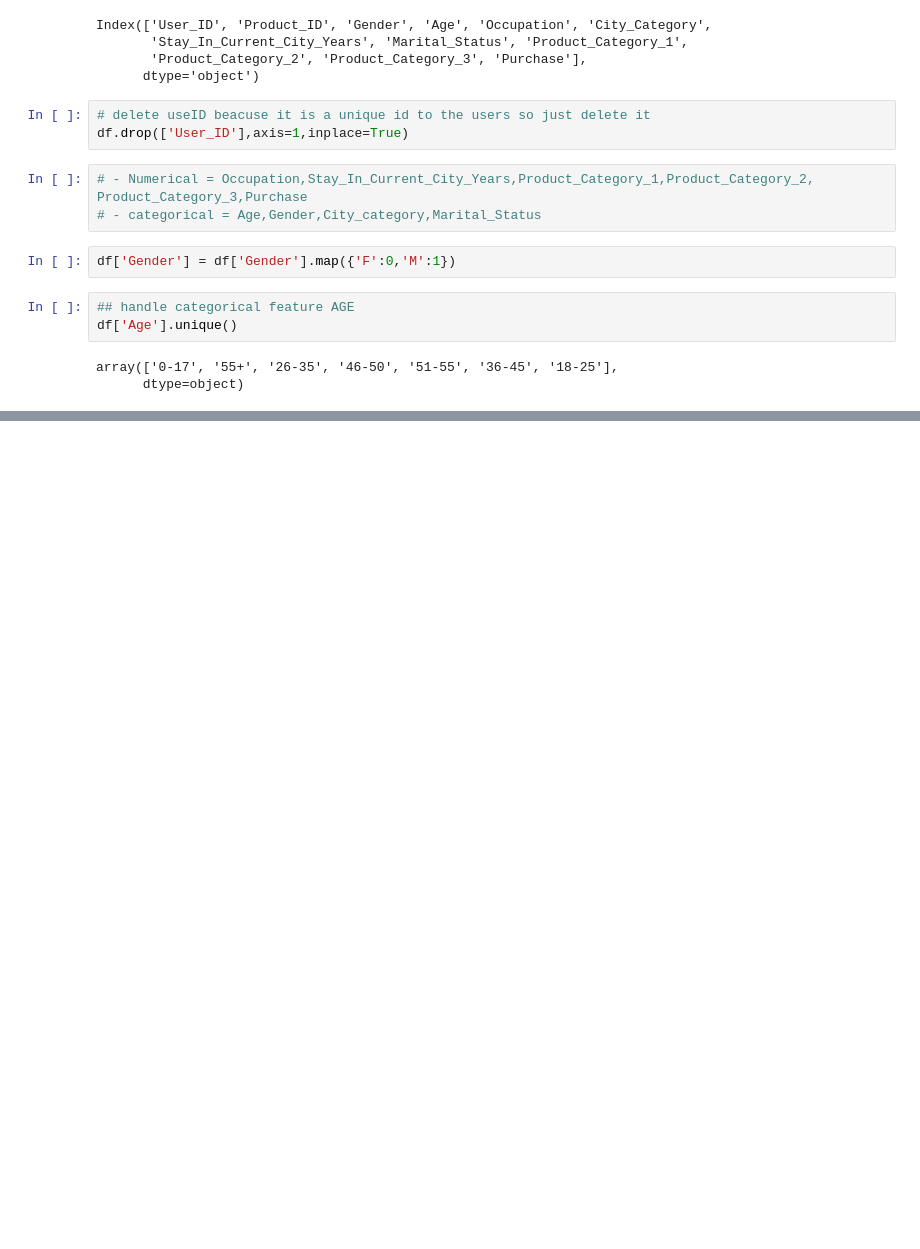
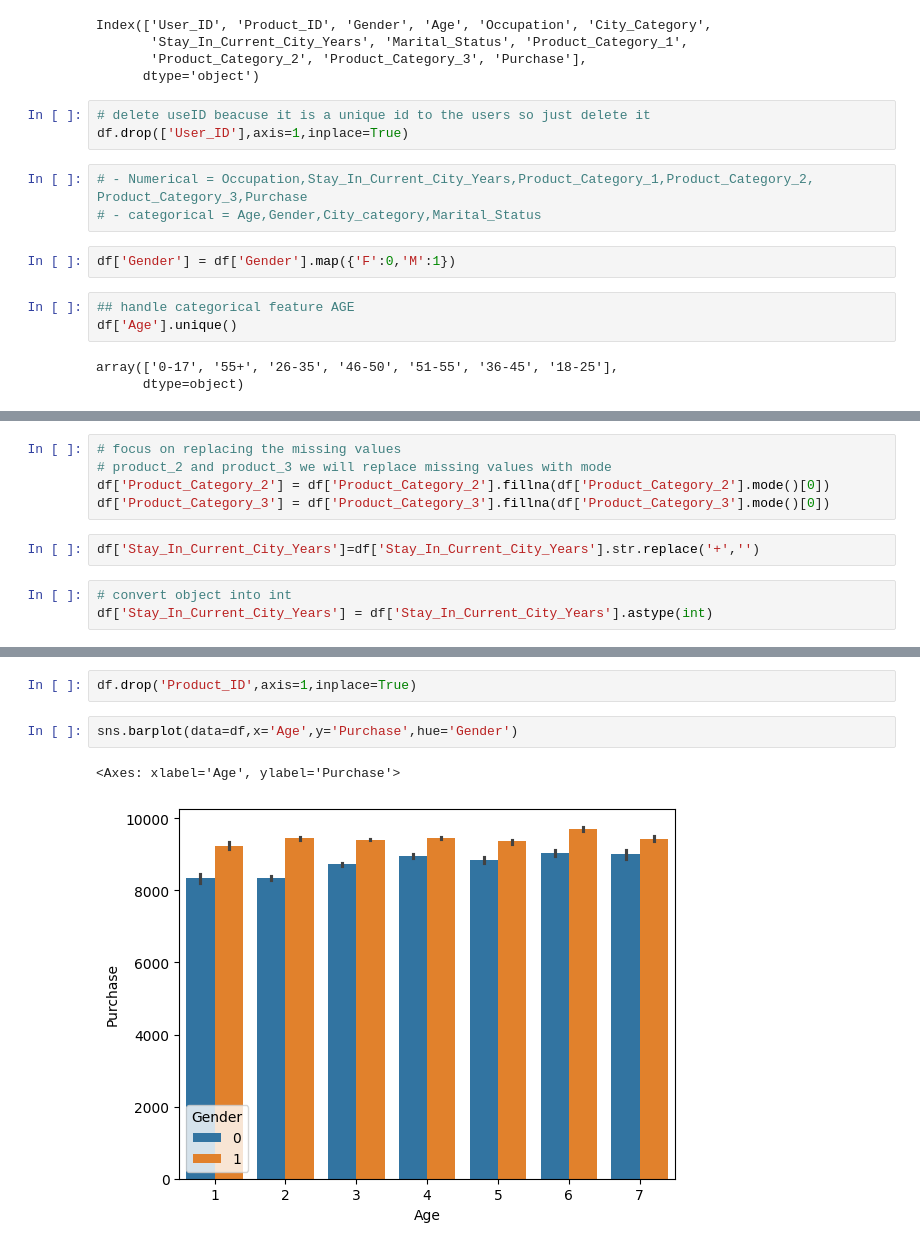
Before and after one commit to Bhavik2209/EDA, a Jupyter notebook: EDA_projects/black_friday/black.ipynb, the cells around one changed output, grey strips where cells are left out. Drawn from its saved outputs; the diff is of its cells as text; blank space fills up the shorter version.

```diff
--- a/EDA_projects/black_friday/black.ipynb
+++ b/EDA_projects/black_friday/black.ipynb
@@ -89,0 +146,10 @@ array(['0-17', '55+', '26-35', '46-50', '51-55', '36-45', '18-25'],
+# %%
+# focus on replacing the missing values
+# product_2 and product_3 we will replace missing values with mode
+df['Product_Category_2'] = df['Product_Category_2'].fillna(df['Product_Category_2'].mode()[0])
+df['Product_Category_3'] = df['Product_Category_3'].fillna(df['Product_Category_3'].mode()[0])
+# %%
+df['Stay_In_Current_City_Years']=df['Stay_In_Current_City_Years'].str.replace('+','')
+# %%
+# convert object into int
+df['Stay_In_Current_City_Years'] = df['Stay_In_Current_City_Years'].astype(int)
@@ -89,0 +178,7 @@ array(['0-17', '55+', '26-35', '46-50', '51-55', '36-45', '18-25'],
+# %%
+df.drop('Product_ID',axis=1,inplace=True)
+# %%
+sns.barplot(data=df,x='Age',y='Purchase',hue='Gender')
+# %% [output]
+<Axes: xlabel='Age', ylabel='Purchase'>
+[figure, added]
```
Also changed, not shown: parts of 26 cells of this notebook, 2 other files.
